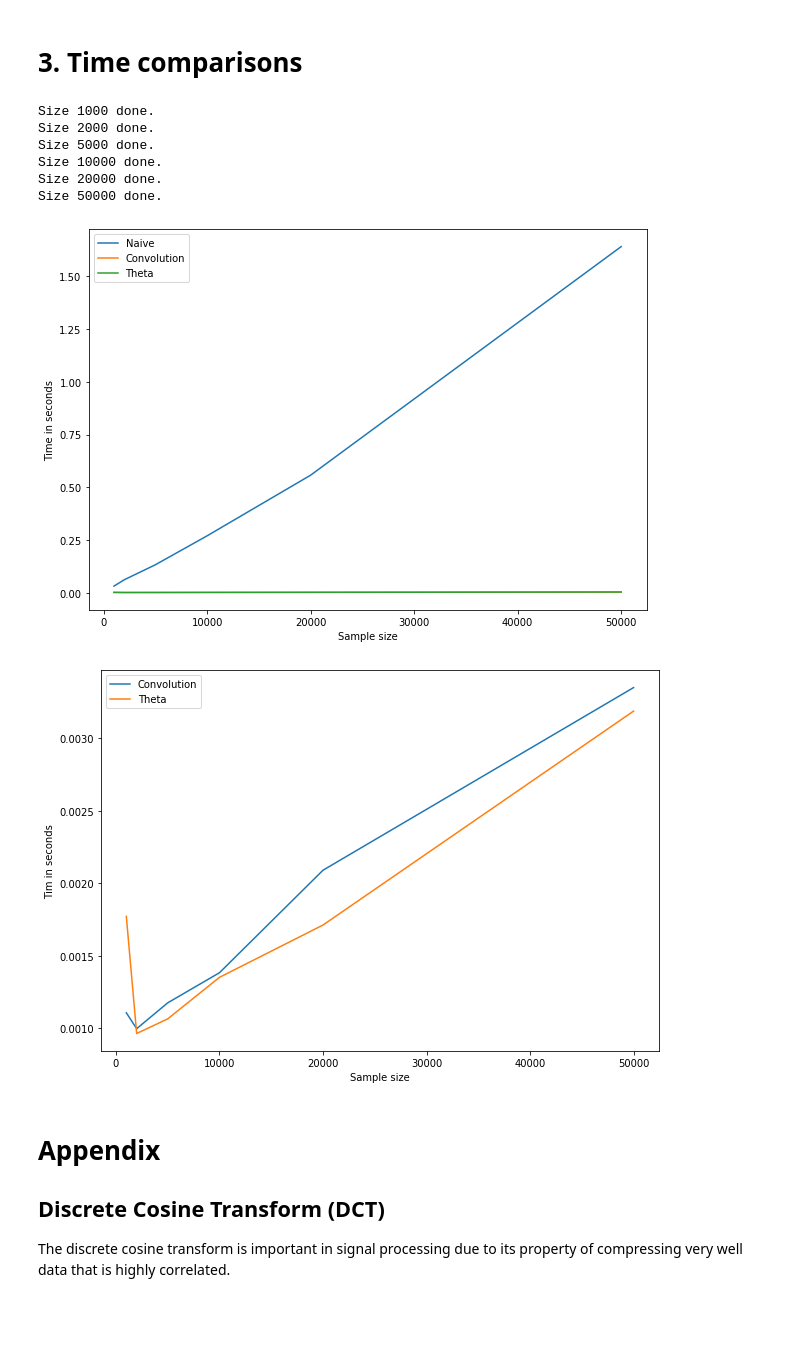
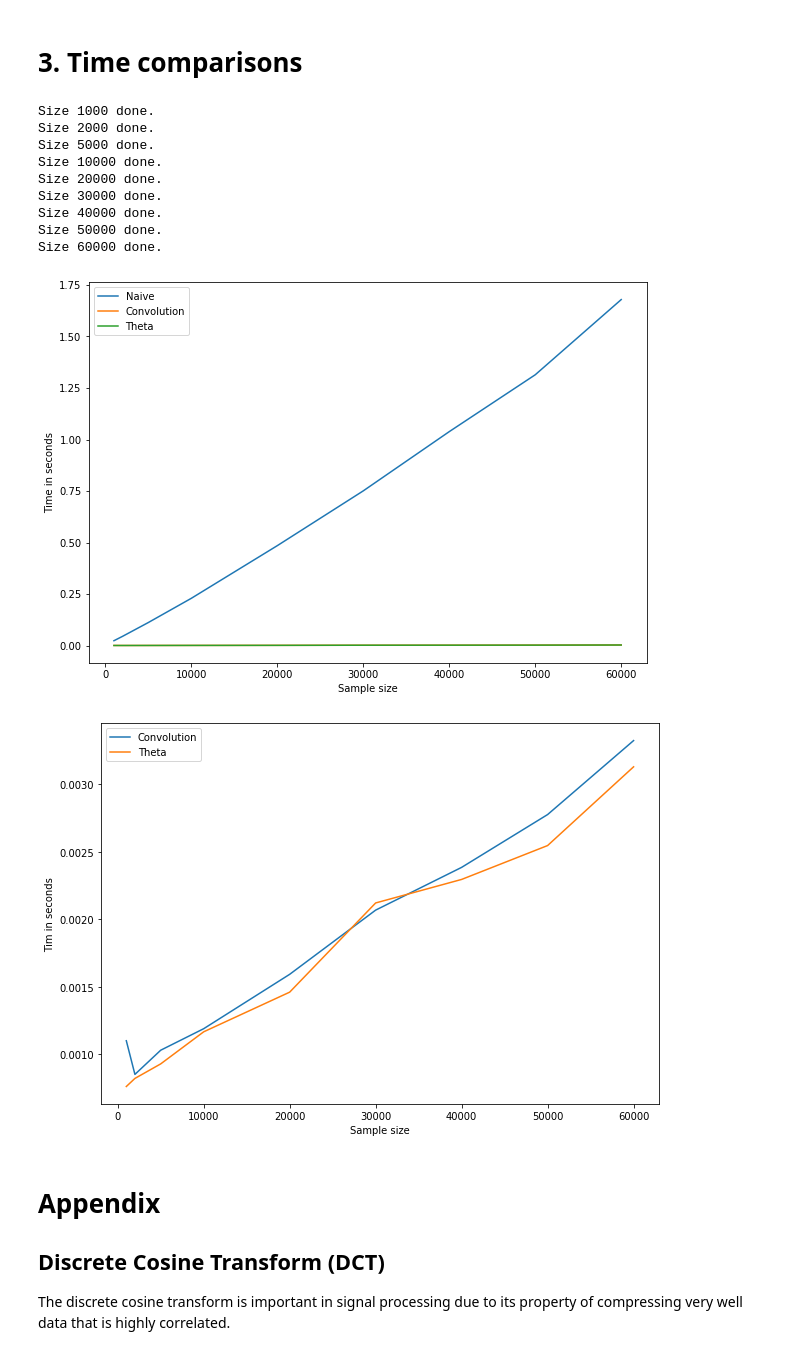
Before and after one commit to tomicapretto/density_estimation, a Jupyter notebook: notebooks/01_gaussian_kde.ipynb, the cells around one changed output. Drawn from its saved outputs; the diff is of its cells as text; code cells hidden in the pictures; blank space fills up the shorter version.

```diff
--- a/notebooks/01_gaussian_kde.ipynb
+++ b/notebooks/01_gaussian_kde.ipynb
@@ -276,7 +276,6 @@ This changed in 1965 with the development of the Fast Fourier Transform (FFT). B
 # %% [markdown]
 ### Implementation of Convolution based Gaussian KDE
 # %%
-import scipy
 from scipy.signal import gaussian, convolve
 
 def convolution_kde(x, h=None, grid_len=None, extend=True):
@@ -295,7 +294,7 @@ def convolution_kde(x, h=None, grid_len=None, extend=True):
     grid_len : int, optional
         Number of points where the kernel is evaluated.
         Defaults to None, which means 256 grid points.
-    extend: bool, optional
+    extend: boolean, optional
         Whether to extend the domain of the observed data
         or not. Defaults to True.
 
@@ -623,21 +621,20 @@ def iterator(f, x, loops=50):
     return ((end - start) / loops)
 # %%
 np.random.seed(1234)
-sizes = [1000, 2000, 5000, 10000, 20000, 50000]
+sizes = [1000, 2000, 5000, 10000, 20000, 30000, 40000, 50000, 60000]
 
-results = pd.DataFrame(columns = ["size", "naive", "convolution", "theta"])
+time_naive = []
+time_convolution = []
+time_theta = []
 
 for i in range(0, len(sizes)):
 
     size = sizes[i]
-
     data = stats.norm.rvs(size=int(size))
 
-    time_naive = iterator(gaussian_kde, data)
-    time_convolution = iterator(convolution_kde, data)
-    time_theta = iterator(theta_kde, data)
-
-    results.loc[i] = [size, time_naive, time_convolution, time_theta]
+    time_naive.append(iterator(gaussian_kde, data))
+    time_convolution.append(iterator(convolution_kde, data))
+    time_theta.append(iterator(theta_kde, data))
 
     print("Size " + str(size) + " done.")
 # %% [output]
@@ -646,22 +643,21 @@ Size 2000 done.
 Size 5000 done.
 Size 10000 done.
 Size 20000 done.
+Size 30000 done.
+Size 40000 done.
 Size 50000 done.
+Size 60000 done.
 # %%
-time_naive = results["naive"]
-time_convolution = results["convolution"]
-time_theta = results["theta"]
-
 plt.plot(sizes, time_naive, label="Naive")
 plt.plot(sizes, time_convolution, label="Convolution")
 plt.plot(sizes, time_theta, label="Theta")
 plt.xlabel("Sample size")
 plt.ylabel("Time in seconds")
 
 plt.legend()
 plt.show()
 # %% [output]
-[figure, old version]
+[figure, new version]
 # %%
 plt.plot(sizes, time_convolution, label="Convolution")
 plt.plot(sizes, time_theta, label="Theta")
@@ -671,7 +667,7 @@ plt.ylabel("Tim in seconds")
 plt.legend()
 plt.show()
 # %% [output]
-[figure, old version]
+[figure, new version]
 # %% [markdown]
 # Appendix
 
```
Also changed, not shown: parts of 1 cell of this notebook, 3 other files.
